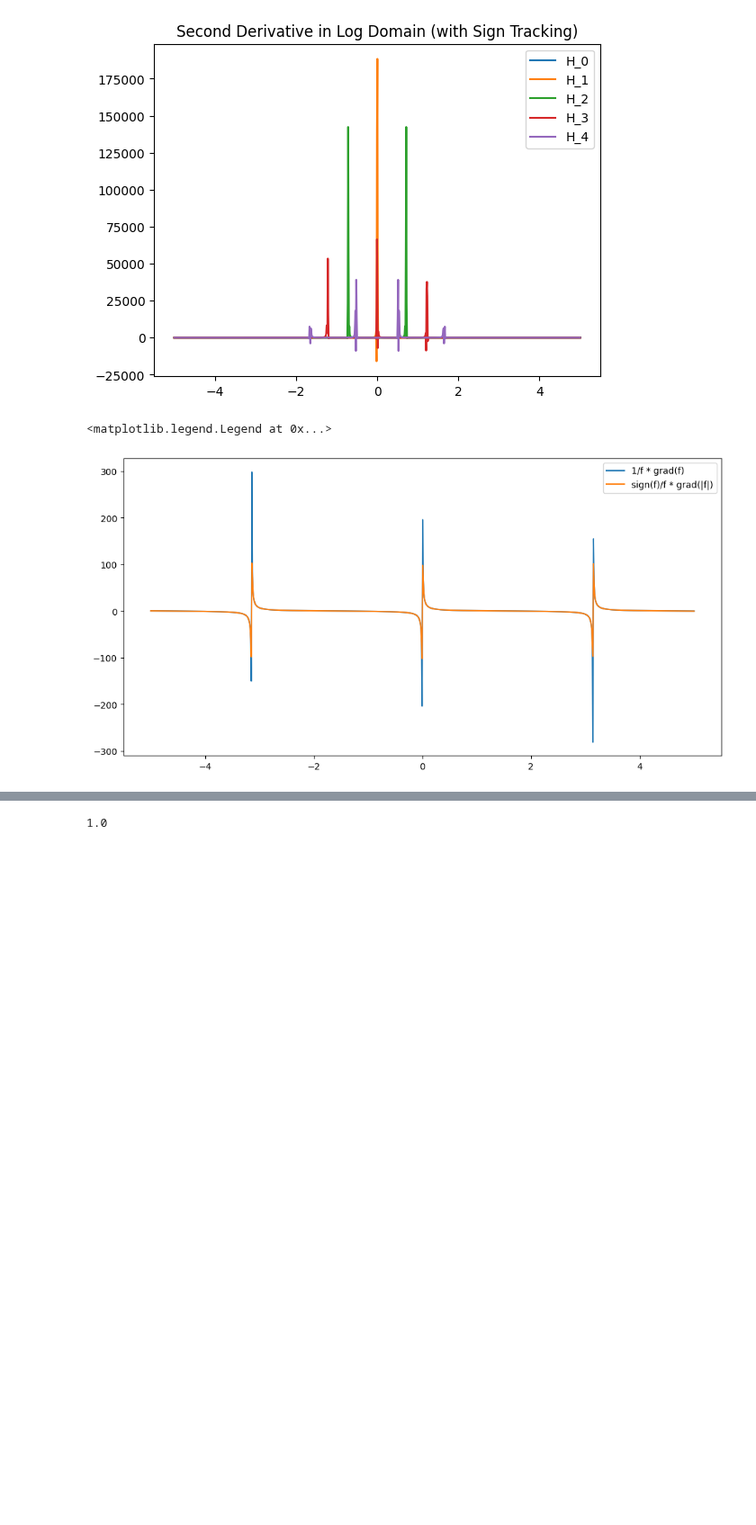
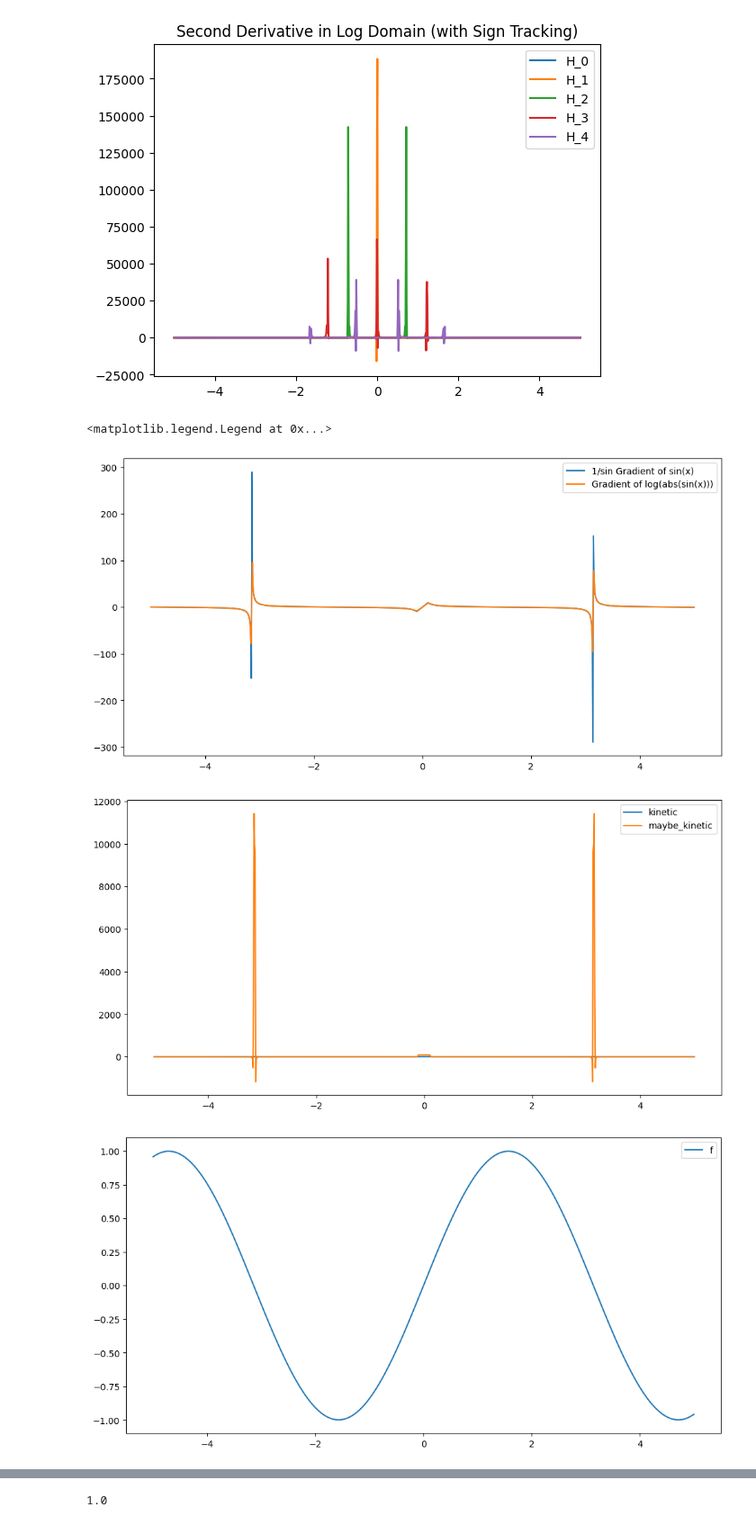
Before and after one commit to Daniel-Haas-B/NeuralQuantumState, a Jupyter notebook: misc.ipynb, the cells around one changed output, grey strips where cells are left out. Shown at 90% size. Cells and saved outputs as stored; diff of their text form; code cells hidden in the pictures; blank space fills up the shorter version.

```diff
--- a/misc.ipynb
+++ b/misc.ipynb
@@ -238,33 +238,58 @@ plt.show()
 # %%
 # question: is 1/f grad f the same as sign(f)/f grad(abs(f))?
 
 import numpy as np
 import matplotlib.pyplot as plt
 
 # Generate x values
 x = np.linspace(-5, 5, 1000)
+
+# remove where  sum(np.abs(x-0) < 0.01)
+x = x[np.abs(x) > 0.1]
+
 f = np.sin(x)
+log_f = np.log(np.abs(f))
+
 
 # Compute the gradient of the function
 grad_f = np.gradient(f, x)
+laplace_f = np.gradient(grad_f, x)
+grad_log_f = np.gradient(log_f, x)
+
+lap_log= np.gradient(grad_log_f, x)
 
 # Compute the gradient of the absolute value of the function
-grad_abs_f = np.gradient(np.abs(f), x)
-epsilon = 1e-4
-one_over_f_grad_f = (1 / (f + epsilon)) * grad_f
-one_over_f_grad_abs_f = (np.sign(f) / (f + epsilon)) * grad_abs_f
+
+kinctic = 1/f * laplace_f
+maybe_kinetic = (grad_log_f)**2 + lap_log
+
+
 
 plt.figure(figsize=(12, 6))
-plt.plot(x, one_over_f_grad_f, label="1/f * grad(f)")
-plt.plot(x, one_over_f_grad_abs_f, label="sign(f)/f * grad(|f|)")
 
-# points where sin(x) = 0
-zero_points = np.where(f == 0)[0]
-# plt them as vertical lines
-for point in zero_points:
-    plt.axvline(x[point], color='r', linestyle='--', alpha=0.5)
+plt.plot(x, grad_f/f, label='1/sin Gradient of sin(x)')
+plt.plot(x, grad_log_f, label='Gradient of log(abs(sin(x)))')
+
 
 plt.legend()
+
+
+plt.figure(figsize=(12, 6))
+
+plt.plot(x, kinctic, label='kinetic')
+plt.plot(x, maybe_kinetic, label='maybe_kinetic')
+
+plt.legend()
+
+
+plt.figure(figsize=(12, 6))
+
+plt.plot(x, f, label='f')
+
+
+plt.legend()
 # %% [output]
 <matplotlib.legend.Legend at 0x...>
-[figure, old version]
+[figure, new version]
+[figure, added]
+[figure, added]
```
Also changed, not shown: parts of 1 cell of this notebook, 24 other files.
